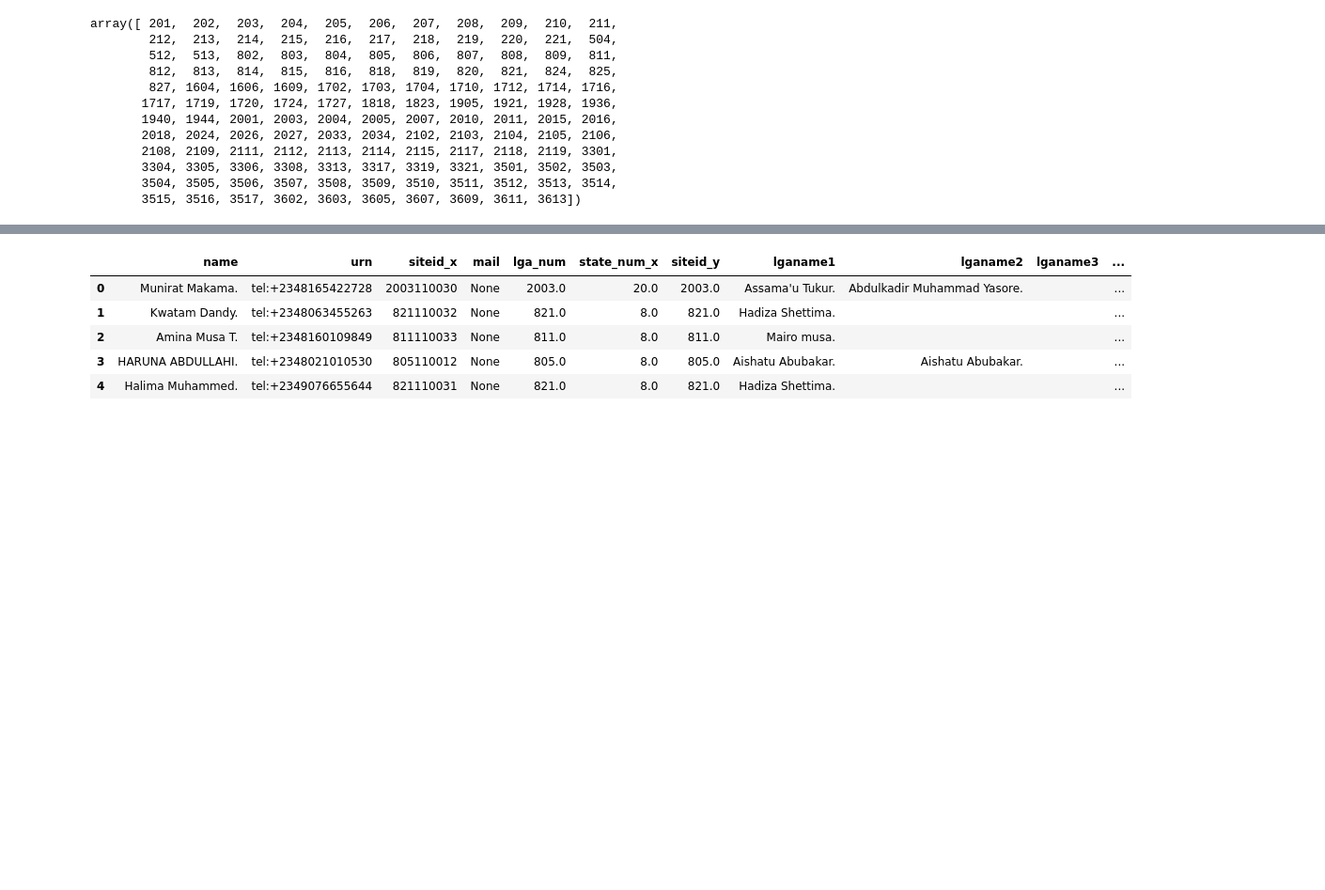
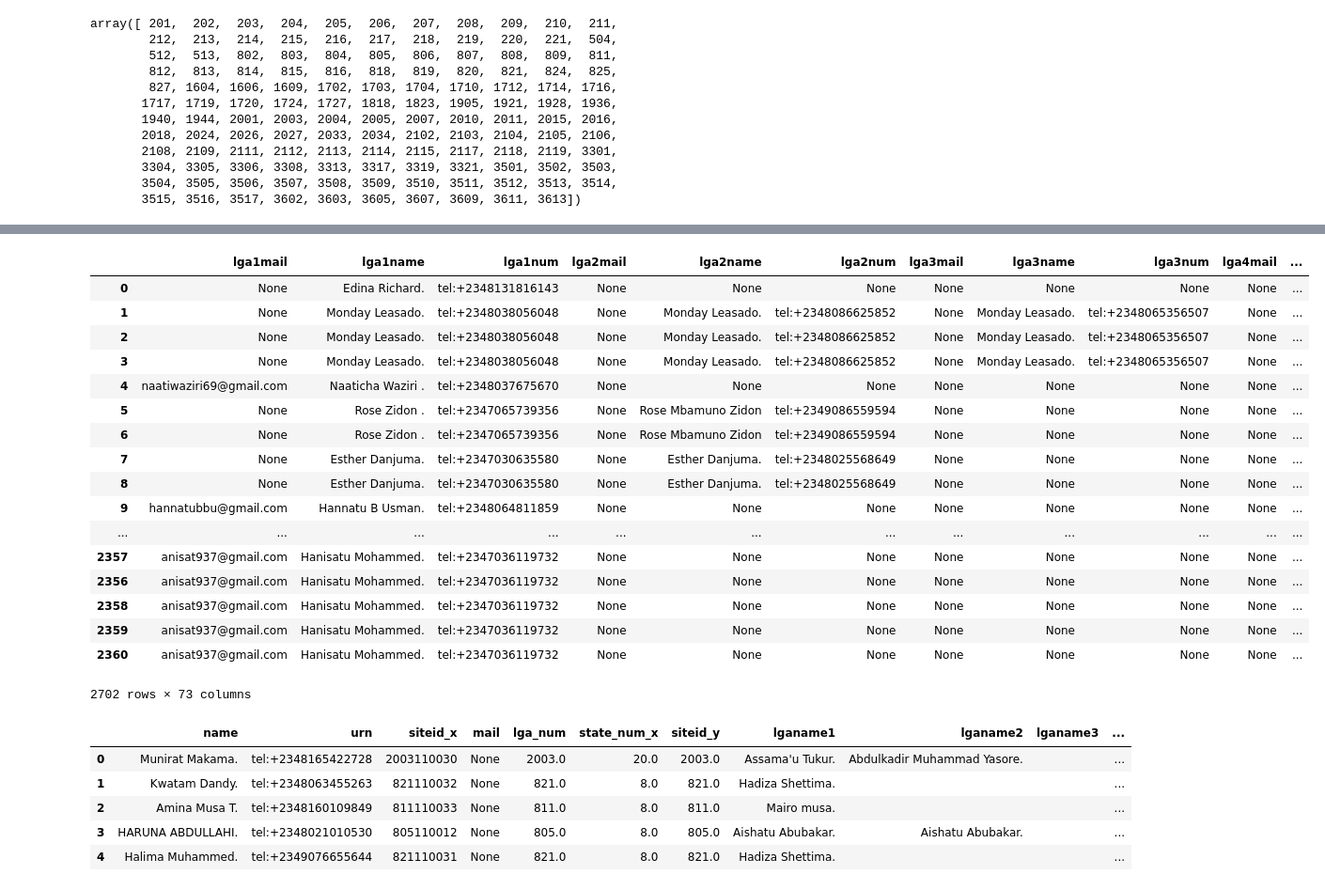
Before and after one commit to RobertJohnston/IMAM, a Jupyter notebook: IMAM Supervision database.ipynb, the cells around one changed output, grey strips where cells are left out. Shown at 94% size. Cells and saved outputs as stored; diff of their text form; code cells hidden in the pictures; blank space fills up the shorter version.

```diff
--- a/IMAM Supervision database.ipynb
+++ b/IMAM Supervision database.ipynb
@@ -796,0 +963,2 @@ imam_supervision
+# %%
+imam_supervision = imam_supervision.sort_values(by=['siteid', 'name'])
@@ -814,0 +1046,2 @@ Name: sno1num, dtype: int64
+# %%
+pd.set_option('display.max_columns', 100)
@@ -859,3 +1157,31 @@ site = site.reindex(columns=columnsTitles)
+# %%
+# add sitenames
+imam_supervision['sitename'] = imam_supervision['siteid'].map(lambda x: Site.objects.get(siteid=x).sitename.strip() if Site.objects.filter(siteid=x) else "")
+# %%
+# Append first_admin
+final_df = second_admin.append(first_admin).append(imam_supervision)
+# %%
+# Drop state_num lga_num state_num_y
+final_df = final_df.drop(['state_num', 'lga_num', 'state_num_y'], axis = 1)
+# %% [output]
+|  | lga1mail | lga1name | lga1num | lga2mail | lga2name | lga2num | lga3mail | lga3name | lga3num | lga4mail | ... |
+| 0 | None | Edina Richard. | tel:+2348131816143 | None | None | None | None | None | None | None | ... |
+| 1 | None | Monday Leasado. | tel:+2348038056048 | None | Monday Leasado. | tel:+2348086625852 | None | Monday Leasado. | tel:+2348065356507 | None | ... |
+| 2 | None | Monday Leasado. | tel:+2348038056048 | None | Monday Leasado. | tel:+2348086625852 | None | Monday Leasado. | tel:+2348065356507 | None | ... |
+| 3 | None | Monday Leasado. | tel:+2348038056048 | None | Monday Leasado. | tel:+2348086625852 | None | Monday Leasado. | tel:+2348065356507 | None | ... |
+| 4 | naatiwaziri69@gmail.com | Naaticha Waziri . | tel:+2348037675670 | None | None | None | None | None | None | None | ... |
+| 5 | None | Rose Zidon . | tel:+2347065739356 | None | Rose Mbamuno Zidon | tel:+2349086559594 | None | None | None | None | ... |
+| 6 | None | Rose Zidon . | tel:+2347065739356 | None | Rose Mbamuno Zidon | tel:+2349086559594 | None | None | None | None | ... |
+| 7 | None | Esther Danjuma. | tel:+2347030635580 | None | Esther Danjuma. | tel:+2348025568649 | None | None | None | None | ... |
+| 8 | None | Esther Danjuma. | tel:+2347030635580 | None | Esther Danjuma. | tel:+2348025568649 | None | None | None | None | ... |
+| 9 | hannatubbu@gmail.com | Hannatu B Usman. | tel:+2348064811859 | None | None | None | None | None | None | None | ... |
+| ... | ... | ... | ... | ... | ... | ... | ... | ... | ... | ... | ... |
+| 2357 | anisat937@gmail.com | Hanisatu Mohammed. | tel:+2347036119732 | None | None | None | None | None | None | None | ... |
+| 2356 | anisat937@gmail.com | Hanisatu Mohammed. | tel:+2347036119732 | None | None | None | None | None | None | None | ... |
+| 2358 | anisat937@gmail.com | Hanisatu Mohammed. | tel:+2347036119732 | None | None | None | None | None | None | None | ... |
+| 2359 | anisat937@gmail.com | Hanisatu Mohammed. | tel:+2347036119732 | None | None | None | None | None | None | None | ... |
+| 2360 | anisat937@gmail.com | Hanisatu Mohammed. | tel:+2347036119732 | None | None | None | None | None | None | None | ... |
+2702 rows × 73 columns
 # %%
 #convert to xls
 # and/or export as JSON
```
Also changed, not shown: parts of 65 cells of this notebook.
